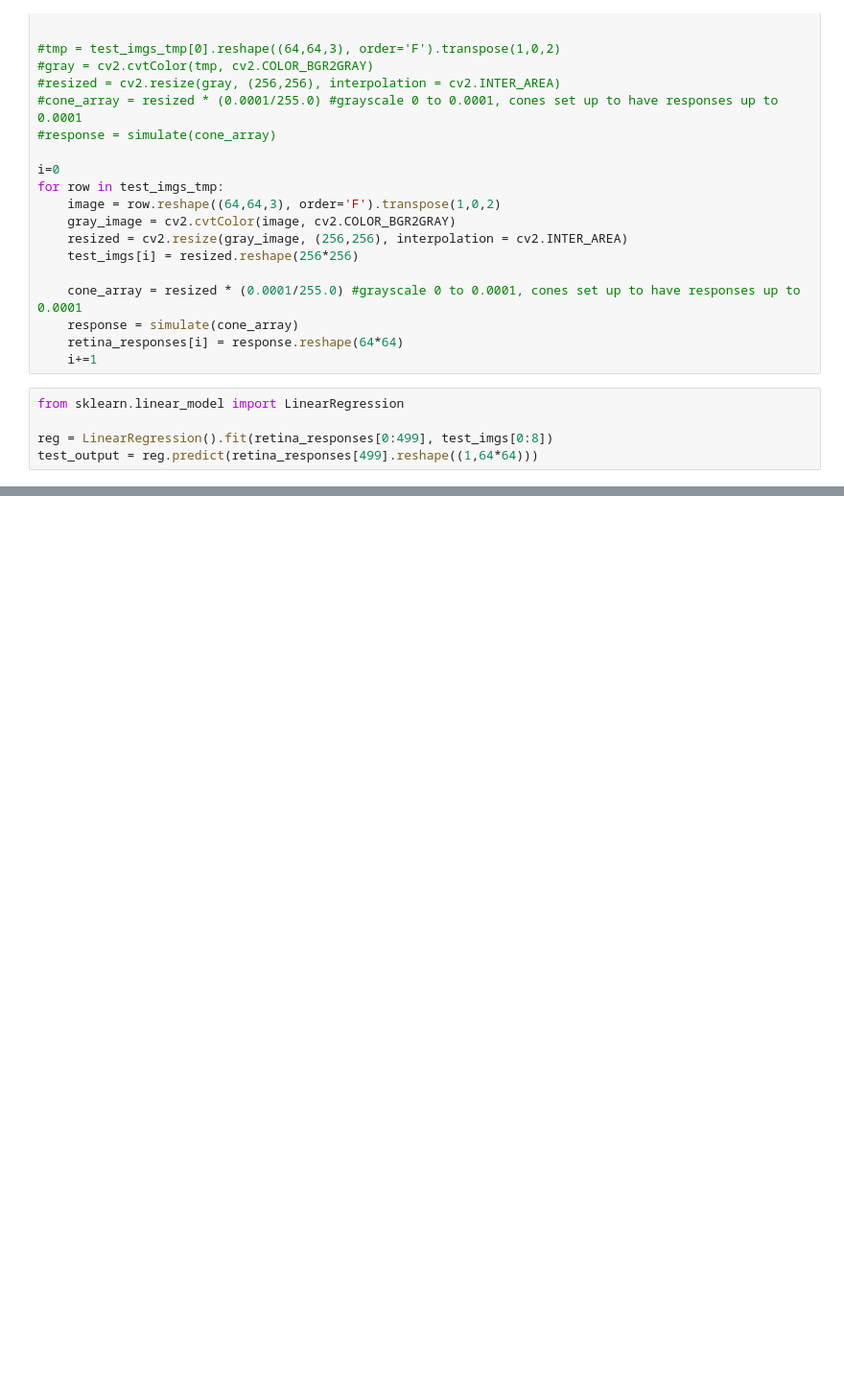
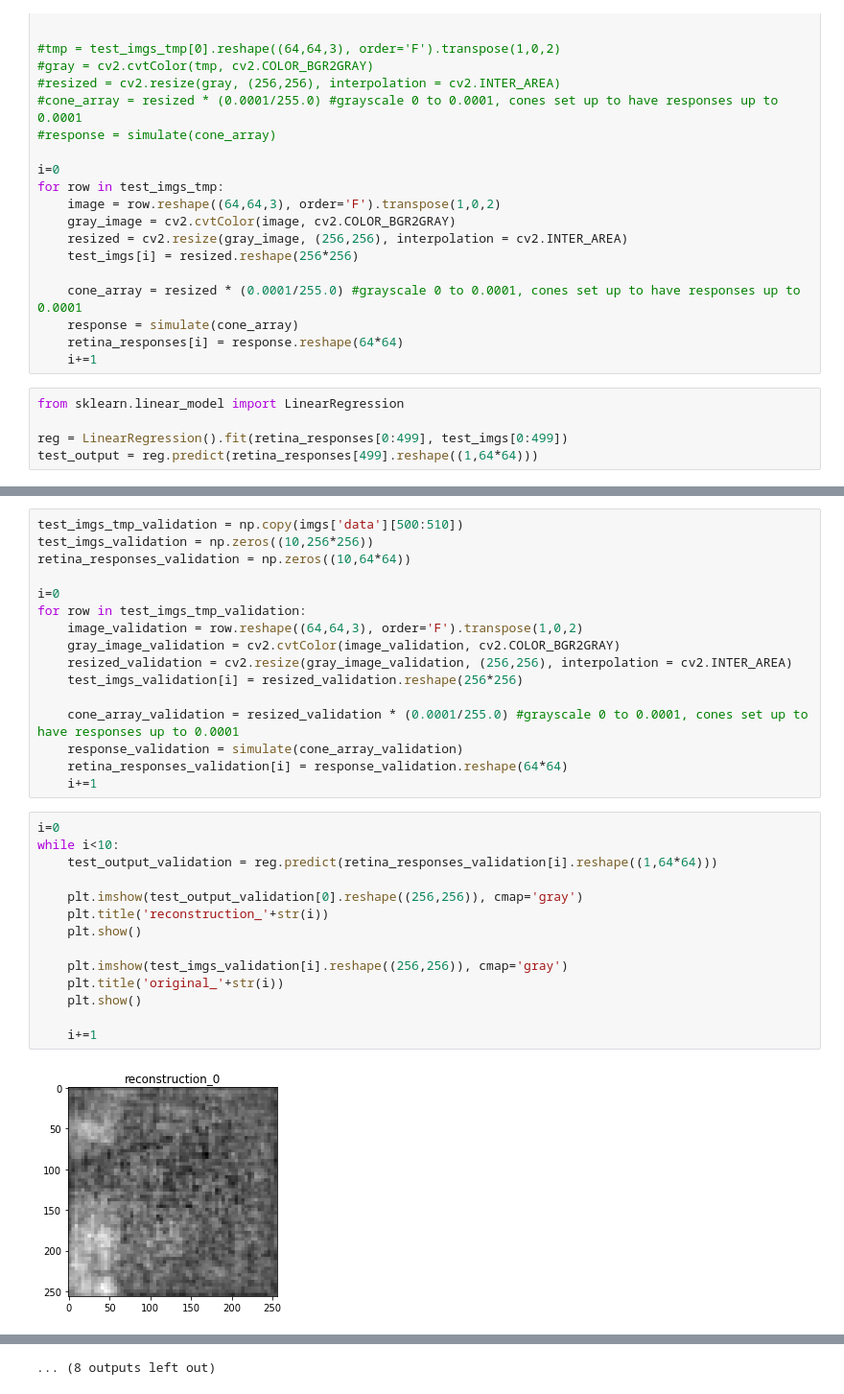
Before and after one commit to adaliuBC/BestSim, a Jupyter notebook: Natural_Vision_Images_and_ML.ipynb, the cells around one changed output, grey strips where cells are left out. Shown at 96% size. Saved outputs shown, nothing was run; the diff lists cells and outputs as text; blank space fills up the shorter version.

```diff
--- a/Natural_Vision_Images_and_ML.ipynb
+++ b/Natural_Vision_Images_and_ML.ipynb
@@ -259,7 +495,7 @@ for row in test_imgs_tmp:
 # %%
 from sklearn.linear_model import LinearRegression
 
-reg = LinearRegression().fit(retina_responses[0:499], test_imgs[0:8])
+reg = LinearRegression().fit(retina_responses[0:499], test_imgs[0:499])
 test_output = reg.predict(retina_responses[499].reshape((1,64*64)))
 # %%
 from matplotlib import pyplot as plt
@@ -272,0 +512,32 @@ plt.show()
+# %%
+test_imgs_tmp_validation = np.copy(imgs['data'][500:510])
+test_imgs_validation = np.zeros((10,256*256))
+retina_responses_validation = np.zeros((10,64*64))
+
+i=0
+for row in test_imgs_tmp_validation:
+    image_validation = row.reshape((64,64,3), order='F').transpose(1,0,2)
+    gray_image_validation = cv2.cvtColor(image_validation, cv2.COLOR_BGR2GRAY)
+    resized_validation = cv2.resize(gray_image_validation, (256,256), interpolation = cv2.INTER_AREA)
+    test_imgs_validation[i] = resized_validation.reshape(256*256)
+
+    cone_array_validation = resized_validation * (0.0001/255.0) #grayscale 0 to 0.0001, cones set up to have responses up to 0.0001
+    response_validation = simulate(cone_array_validation)
+    retina_responses_validation[i] = response_validation.reshape(64*64)
+    i+=1
+# %%
+i=0
+while i<10:
+    test_output_validation = reg.predict(retina_responses_validation[i].reshape((1,64*64)))
+
+    plt.imshow(test_output_validation[0].reshape((256,256)), cmap='gray')
+    plt.title('reconstruction_'+str(i))
+    plt.show()
+
+    plt.imshow(test_imgs_validation[i].reshape((256,256)), cmap='gray')
+    plt.title('original_'+str(i))
+    plt.show()
+
+    i+=1
+# %% [output]
+[figure, added]
@@ -272,0 +555 @@ plt.show()
+... (8 outputs left out)
```
Also changed, not shown: parts of 29 cells of this notebook, 1 other file.
